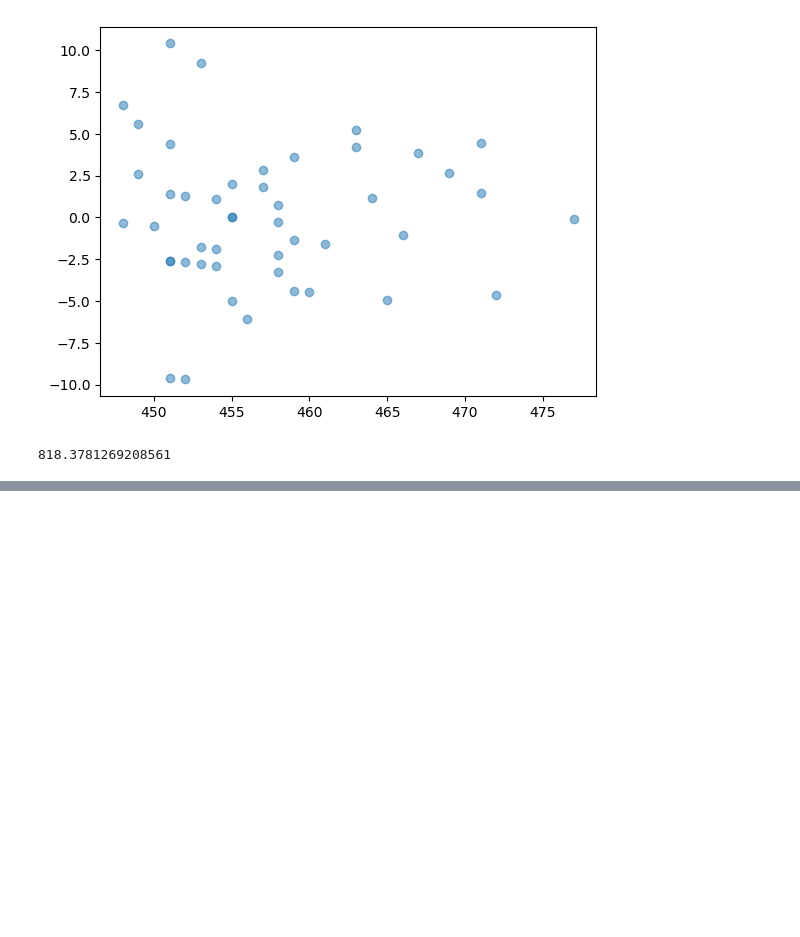
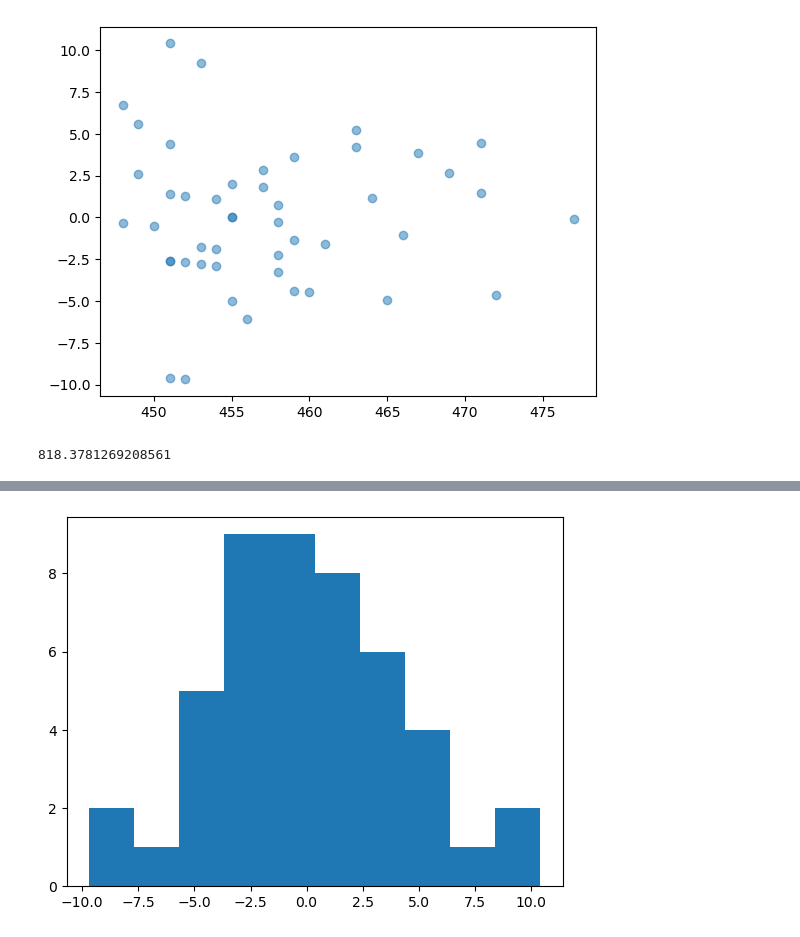
Before and after one commit to rick9524/simple_regression, a Jupyter notebook: 回帰分析レポート.ipynb, the cells around one changed output, grey strips where cells are left out. Cells and saved outputs as stored; diff of their text form; code cells hidden in the pictures; blank space fills up the shorter version.

```diff
--- a/回帰分析レポート.ipynb
+++ b/回帰分析レポート.ipynb
@@ -145,0 +233,7 @@ np.sum(resid**2)
+# %%
+resid = y_est - y
+plt.hist(resid)
+plt.show()
+# 誤差のヒストグラム
+# %% [output]
+[figure, added]
```
Also changed, not shown: parts of 17 cells of this notebook.
